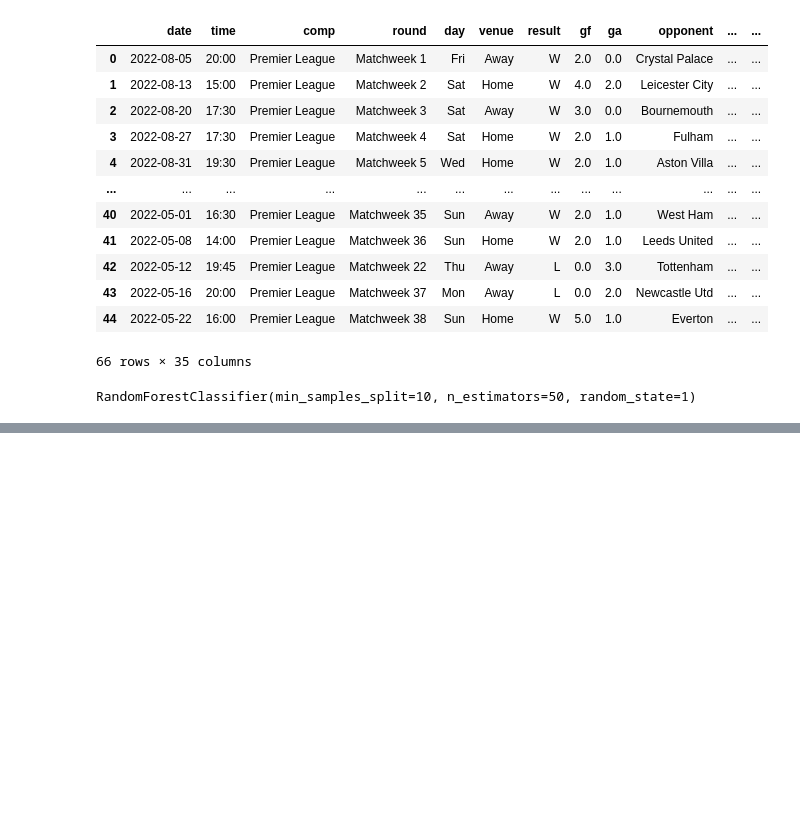
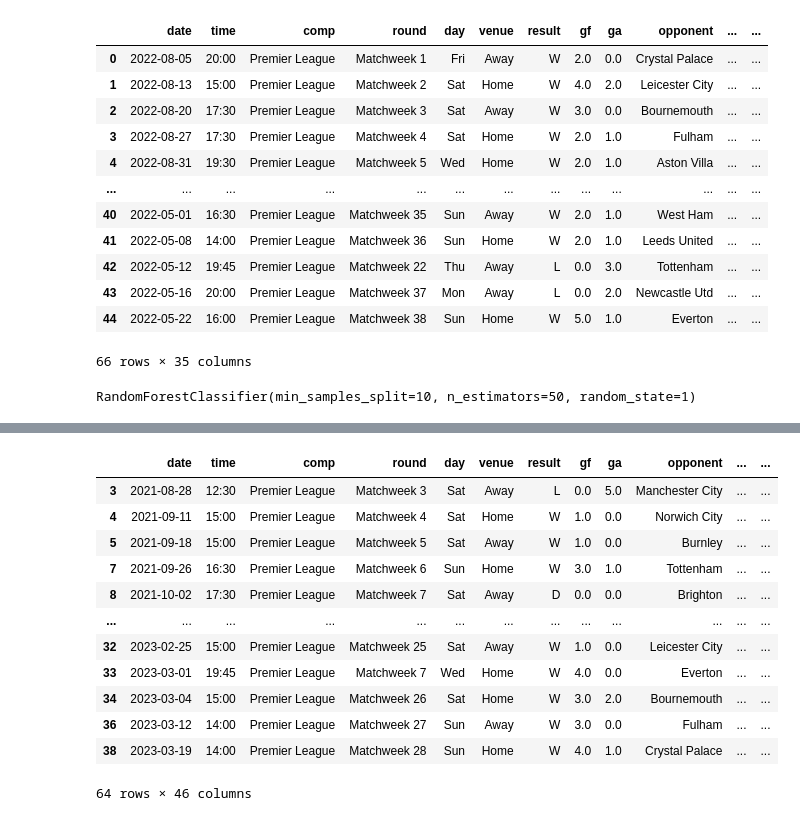
Before and after one commit to cliffPersonal/MachineLearning, a Jupyter notebook: PremPredict.ipynb, the cells around one changed output, grey strips where cells are left out. Drawn from its saved outputs; the diff is of its cells as text; code cells hidden in the pictures; blank space fills up the shorter version.

```diff
--- a/PremPredict.ipynb
+++ b/PremPredict.ipynb
@@ -134,0 +156,27 @@ pd.crosstab(index=combined["actual"], columns=combined["prediction"])
+# %%
+def rolling_averages(group, cols, new_cols):
+    group = group.sort_values("date")
+    # Closed not working
+    rolling_stats = group[cols].rolling(3).mean()
+    group[new_cols] = rolling_stats
+    group = group.dropna(subset=new_cols)
+    return group
+# %%
+cols = ["gf", "ga", "sh", "sot", "dist", "fk", "pk", "pkatt", "xg_x", "g-xg", "poss"]
+new_cols = [f"{c}_rolling" for c in cols]
+
+rolling_averages(group, cols, new_cols)
+# %% [output]
+|  | date | time | comp | round | day | venue | result | gf | ga | opponent | ... | ... |
+| 3 | 2021-08-28 | 12:30 | Premier League | Matchweek 3 | Sat | Away | L | 0.0 | 5.0 | Manchester City | ... | ... |
+| 4 | 2021-09-11 | 15:00 | Premier League | Matchweek 4 | Sat | Home | W | 1.0 | 0.0 | Norwich City | ... | ... |
+| 5 | 2021-09-18 | 15:00 | Premier League | Matchweek 5 | Sat | Away | W | 1.0 | 0.0 | Burnley | ... | ... |
+| 7 | 2021-09-26 | 16:30 | Premier League | Matchweek 6 | Sun | Home | W | 3.0 | 1.0 | Tottenham | ... | ... |
+| 8 | 2021-10-02 | 17:30 | Premier League | Matchweek 7 | Sat | Away | D | 0.0 | 0.0 | Brighton | ... | ... |
+| ... | ... | ... | ... | ... | ... | ... | ... | ... | ... | ... | ... | ... |
+| 32 | 2023-02-25 | 15:00 | Premier League | Matchweek 25 | Sat | Away | W | 1.0 | 0.0 | Leicester City | ... | ... |
+| 33 | 2023-03-01 | 19:45 | Premier League | Matchweek 7 | Wed | Home | W | 4.0 | 0.0 | Everton | ... | ... |
+| 34 | 2023-03-04 | 15:00 | Premier League | Matchweek 26 | Sat | Home | W | 3.0 | 2.0 | Bournemouth | ... | ... |
+| 36 | 2023-03-12 | 14:00 | Premier League | Matchweek 27 | Sun | Away | W | 3.0 | 0.0 | Fulham | ... | ... |
+| 38 | 2023-03-19 | 14:00 | Premier League | Matchweek 28 | Sun | Home | W | 4.0 | 1.0 | Crystal Palace | ... | ... |
+64 rows × 46 columns
```
Also changed, not shown: parts of 13 cells of this notebook.
